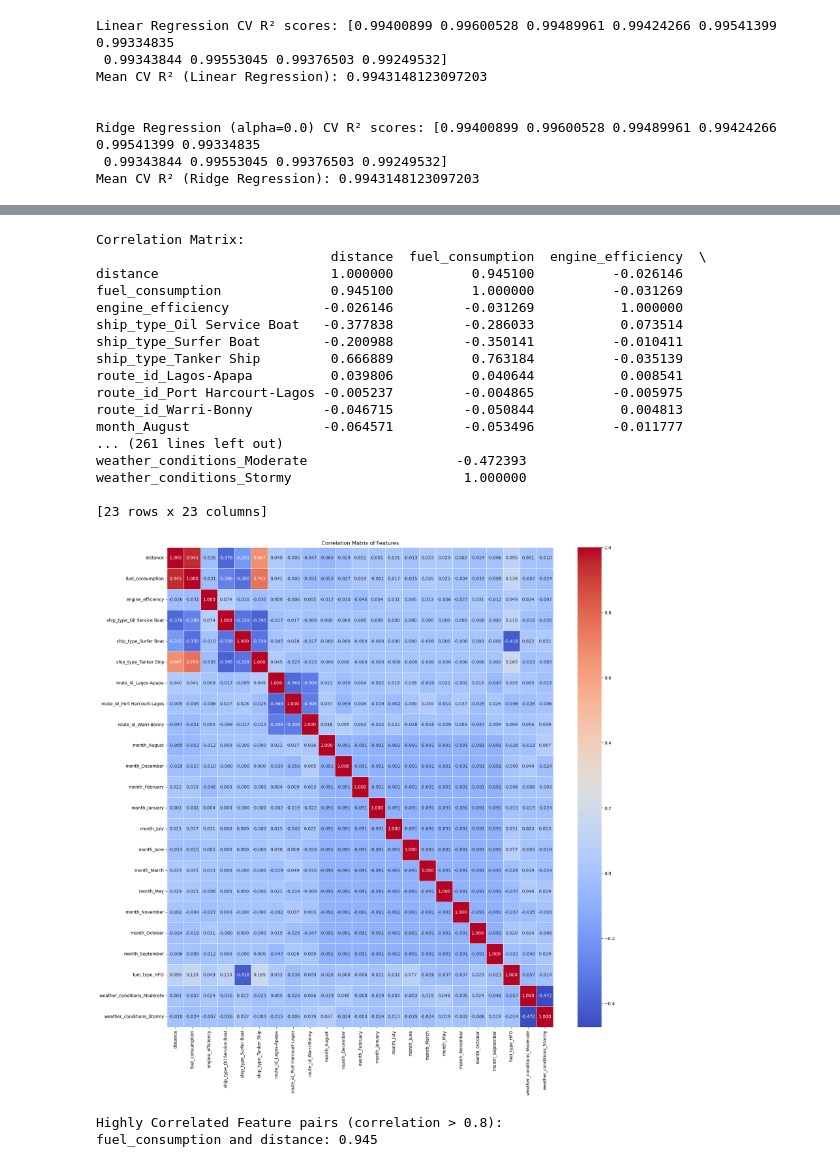
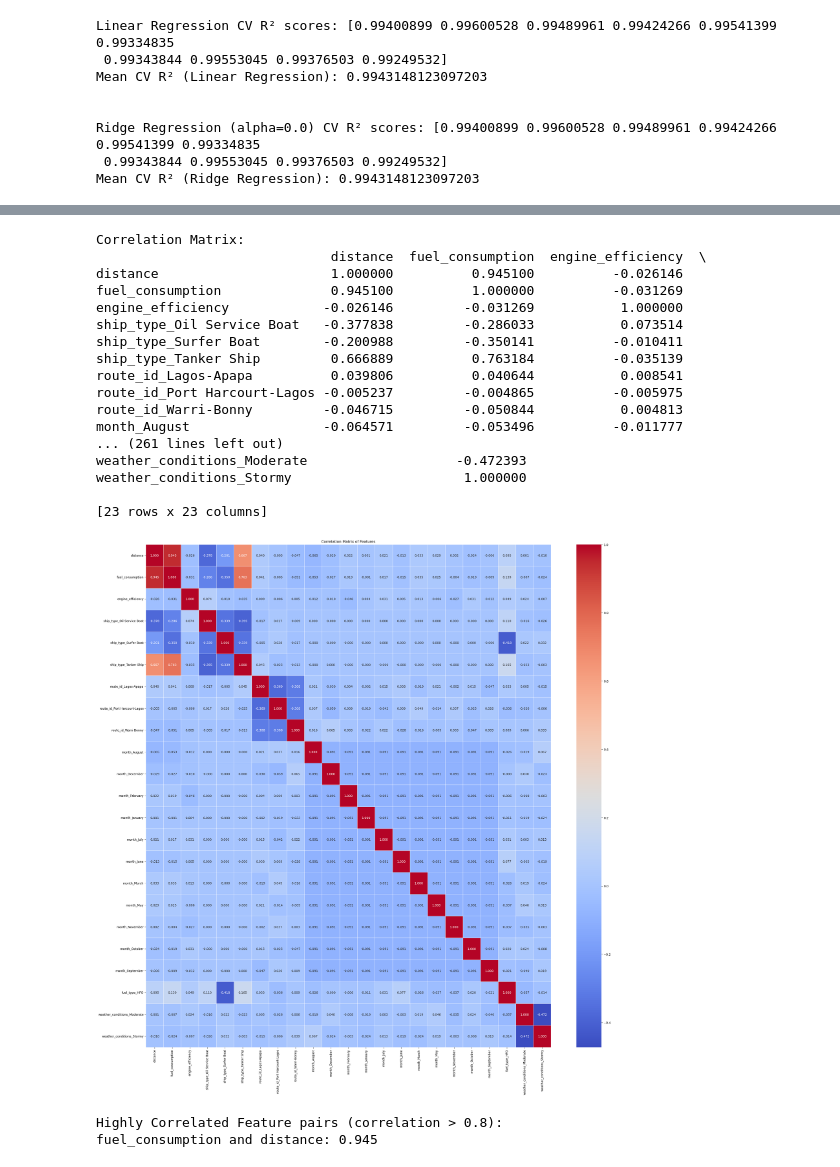
Before and after one commit to misaki22220317/SC5002_Lab_Assignmnet2, a Jupyter notebook: SC5002_Lab_Assignment2.ipynb, the cells around one changed output, grey strips where cells are left out. Cells and saved outputs as stored; diff of their text form; code cells hidden in the pictures.

```diff
--- a/SC5002_Lab_Assignment2.ipynb
+++ b/SC5002_Lab_Assignment2.ipynb
@@ -258,41 +260,41 @@ correlation_matrix = df_encoded.corr()
 print("\nCorrelation Matrix:")
 print(correlation_matrix)
 
-# Plot a heatmap of the correlation matrix for better visualization
-plt.figure(figsize=(20, 20))
+# Plot a heatmap of the correlation matrix
+plt.figure(figsize=(30, 30))
 sb.heatmap(correlation_matrix, annot=True, cmap='coolwarm', fmt=".3f", linewidths=0.5)
 plt.title('Correlation Matrix of Features')
 plt.show()
 
 # Identify pairs of features with high correlation (absolute value > 0.8)
 high_correlation_pairs = []
 for i in range(correlation_matrix.shape[0]):
     for j in range(i):
         if abs(correlation_matrix.iloc[i, j]) > 0.8:
             high_correlation_pairs.append((correlation_matrix.columns[i], correlation_matrix.columns[j], correlation_matrix.iloc[i, j]))
 
 # Display highly correlated feature pairs
 print("\nHighly Correlated Feature pairs (correlation > 0.8):")
 for pair in high_correlation_pairs:
     print(f"{pair[0]} and {pair[1]}: {pair[2]:.3f}")
 # %% [output]
 Correlation Matrix:
                               distance  fuel_consumption  engine_efficiency  \
 distance                      1.000000          0.945100          -0.026146
 fuel_consumption              0.945100          1.000000          -0.031269
 engine_efficiency            -0.026146         -0.031269           1.000000
 ship_type_Oil Service Boat   -0.377838         -0.286033           0.073514
 ship_type_Surfer Boat        -0.200988         -0.350141          -0.010411
 ship_type_Tanker Ship         0.666889          0.763184          -0.035139
 route_id_Lagos-Apapa          0.039806          0.040644           0.008541
 route_id_Port Harcourt-Lagos -0.005237         -0.004865          -0.005975
 route_id_Warri-Bonny         -0.046715         -0.050844           0.004813
 month_August                 -0.064571         -0.053496          -0.011777
 ... (261 lines left out)
 weather_conditions_Moderate                   -0.472393
 weather_conditions_Stormy                      1.000000
 
 [23 rows x 23 columns]
-[figure, old version]
+[figure, new version]
 Highly Correlated Feature pairs (correlation > 0.8):
 fuel_consumption and distance: 0.945
```
Also changed, not shown: parts of 3 cells of this notebook, 2 other files.
